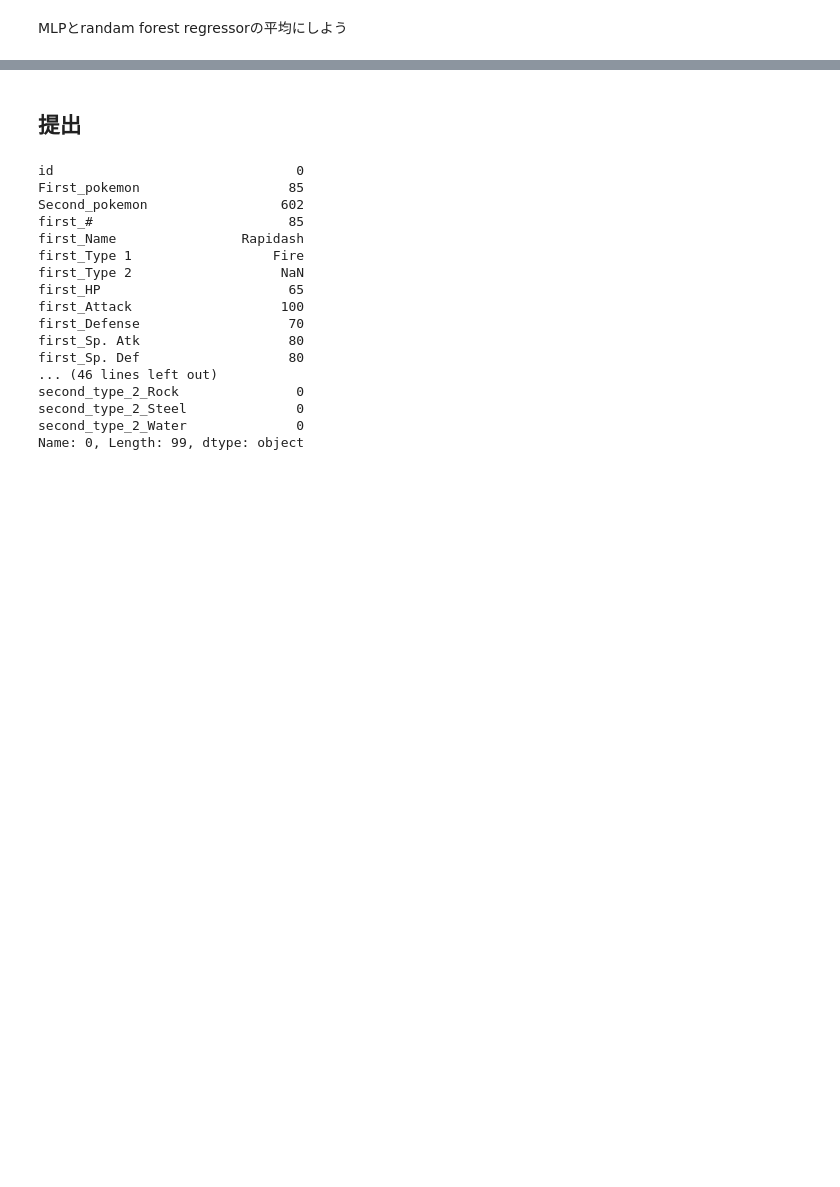
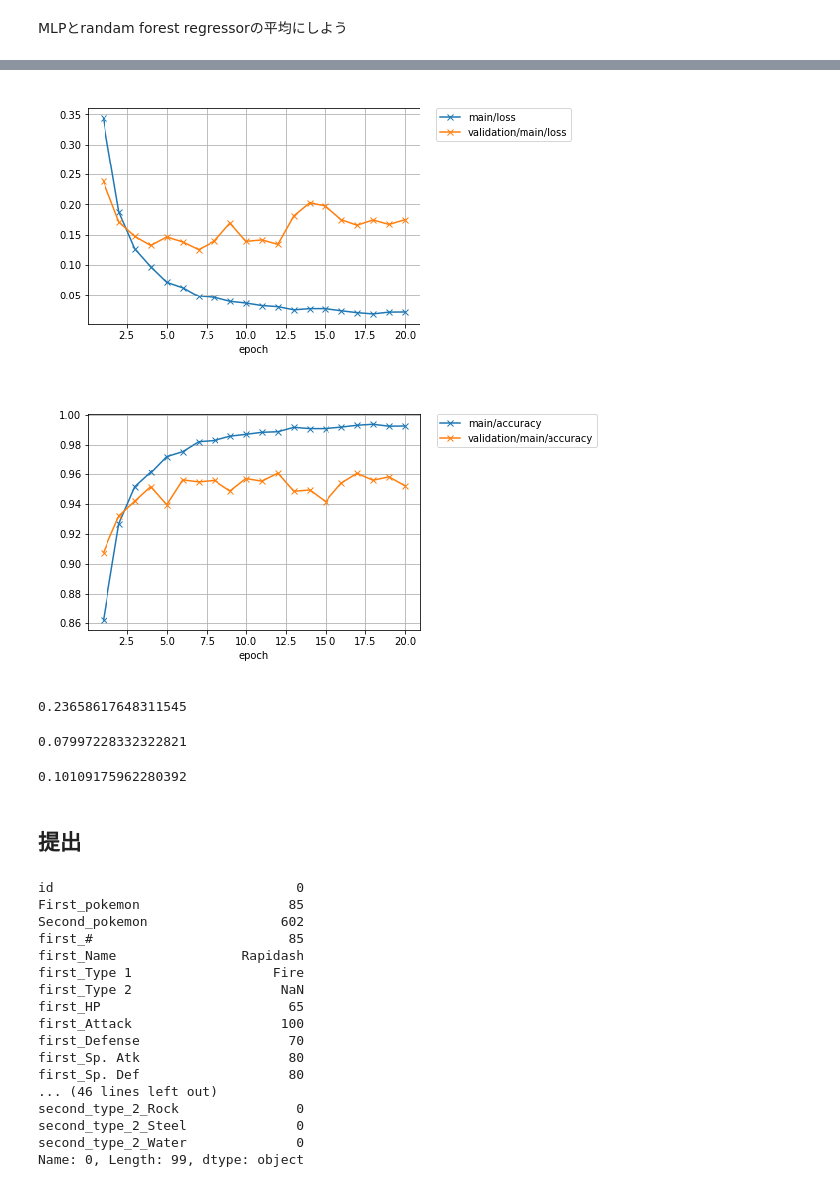
Before and after one commit to tomohiroo/kals_kaggler, a Jupyter notebook: pokemon/ueda/pokemon_ueda.ipynb, the cells around one changed output, grey strips where cells are left out. Drawn from its saved outputs; the diff is of its cells as text; code cells hidden in the pictures; blank space fills up the shorter version.

```diff
--- a/pokemon/ueda/pokemon_ueda.ipynb
+++ b/pokemon/ueda/pokemon_ueda.ipynb
@@ -845,3 +907,21 @@ MLPとrandam forest regressorの平均にしよう
+# %%
+show_graph('result/loss.png')
+show_graph('result/accuracy.png')
+# %% [output]
+[figure, added]
+[figure, added]
+# %%
+log_loss(y_test, (predict_rate(model_3, X_chain_test)[:,1] + rfr.predict(X_test) + predict_rate(model, X_chain_test)[:, 1]) / 3)
+# %% [output]
+0.23658617648311545
+# %%
+log_loss(y_test, (predict_rate(model_3, X_chain_test)[:,1] + rfr.predict(X_test)) / 2)
+# %% [output]
+0.07997228332322821
+# %%
+log_loss(y_test, predict_rate(model_3, X_chain_test)[:,1])
+# %% [output]
+0.10109175962280392
 # %% [markdown]
 ## 提出
 # %%
```
Also changed, not shown: parts of 38 cells of this notebook, 9 other files.
